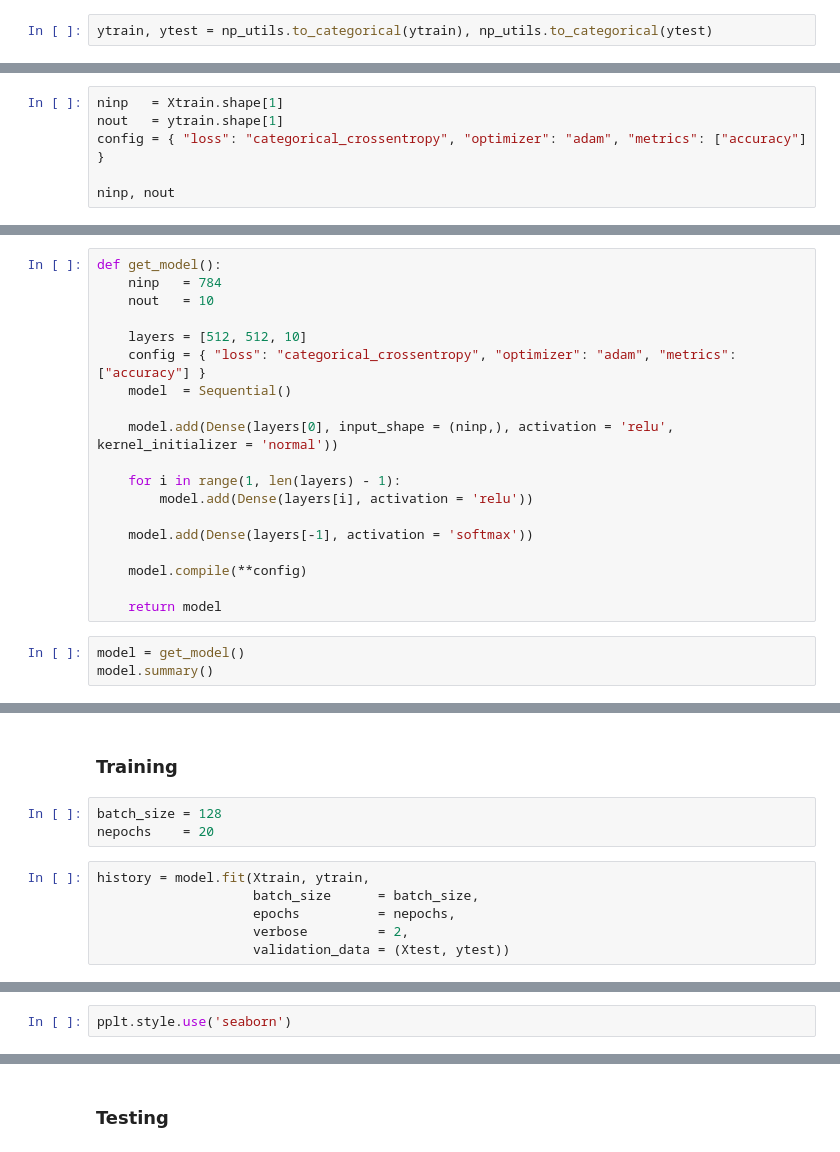
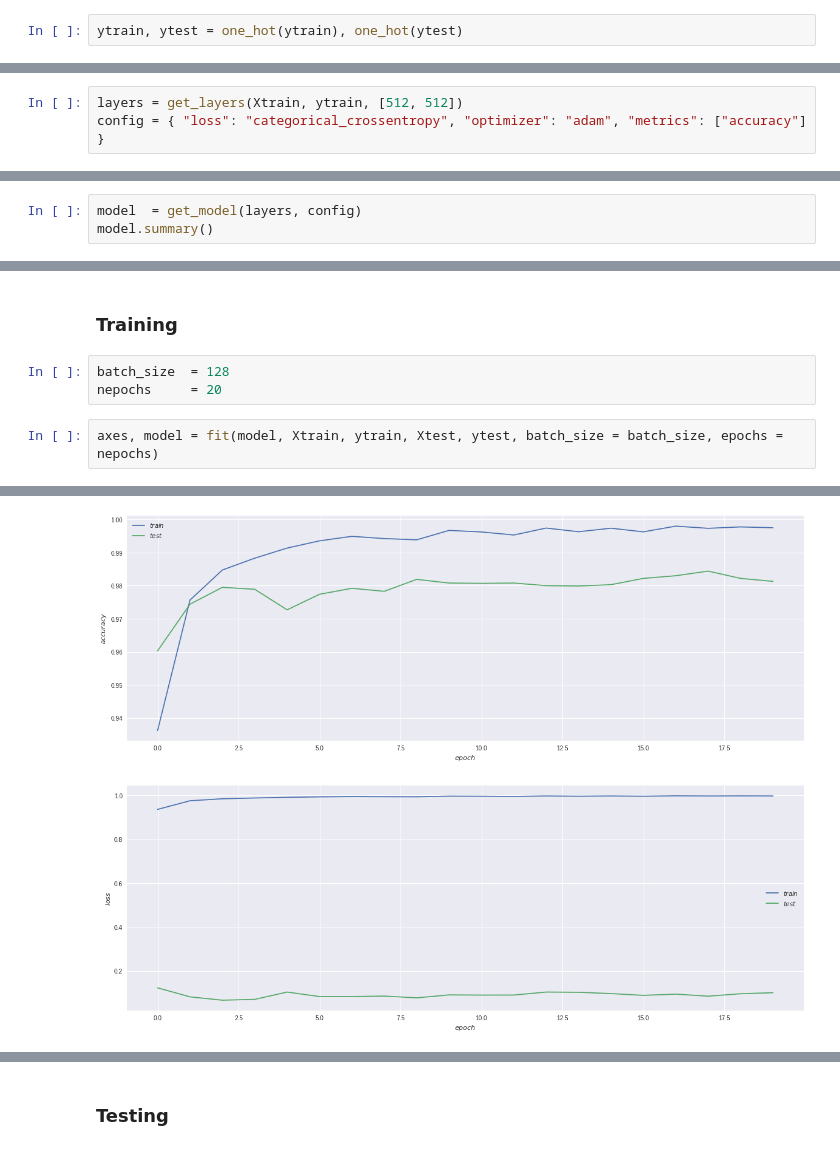
Before and after one commit to achillesrasquinha/digdet, a Jupyter notebook: notebooks/Digit Recognition Using Keras.ipynb, the cells around one changed output, grey strips where cells are left out. Cells and saved outputs as stored; diff of their text form.

```diff
--- a/notebooks/Digit Recognition Using Keras.ipynb
+++ b/notebooks/Digit Recognition Using Keras.ipynb
@@ -80,4 +208,4 @@ from keras.utils import np_utils
 # %%
-ytrain, ytest = np_utils.to_categorical(ytrain), np_utils.to_categorical(ytest)
+ytrain, ytest = one_hot(ytrain), one_hot(ytest)
 # %% [markdown]
 ### Modelling
@@ -87,6 +212,3 @@ from keras.layers import Dense
 # %%
-ninp   = Xtrain.shape[1]
-nout   = ytrain.shape[1]
+layers = get_layers(Xtrain, ytrain, [512, 512])
 config = { "loss": "categorical_crossentropy", "optimizer": "adam", "metrics": ["accuracy"] }
-
-ninp, nout
@@ -95,24 +215,5 @@ ninp, nout
-# %%
-def get_model():
-    ninp   = 784
-    nout   = 10
-
-    layers = [512, 512, 10]
-    config = { "loss": "categorical_crossentropy", "optimizer": "adam", "metrics": ["accuracy"] }
-    model  = Sequential()
-
-    model.add(Dense(layers[0], input_shape = (ninp,), activation = 'relu', kernel_initializer = 'normal'))
-
-    for i in range(1, len(layers) - 1):
-        model.add(Dense(layers[i], activation = 'relu'))
-
-    model.add(Dense(layers[-1], activation = 'softmax'))
-
-    model.compile(**config)
-
-    return model
 # %%
-model = get_model()
+model  = get_model(layers, config)
 model.summary()
 # %% [output]
 _________________________________________________________________
@@ -131,14 +232,10 @@ _________________________________________________________________
 # %% [markdown]
 ### Training
 # %%
-batch_size = 128
-nepochs    = 20
+batch_size  = 128
+nepochs     = 20
 # %%
-history = model.fit(Xtrain, ytrain,
-                    batch_size      = batch_size,
-                    epochs          = nepochs,
-                    verbose         = 2,
-                    validation_data = (Xtest, ytest))
+axes, model = fit(model, Xtrain, ytrain, Xtest, ytest, batch_size = batch_size, epochs = nepochs)
 # %% [output]
 Train on 60000 samples, validate on 10000 samples
 Epoch 1/20
@@ -160,2 +257 @@ Epoch 20/20
+[figure, added]
-# %%
-pplt.style.use('seaborn')
```
Also changed, not shown: parts of 58 cells of this notebook, 17 other files.
